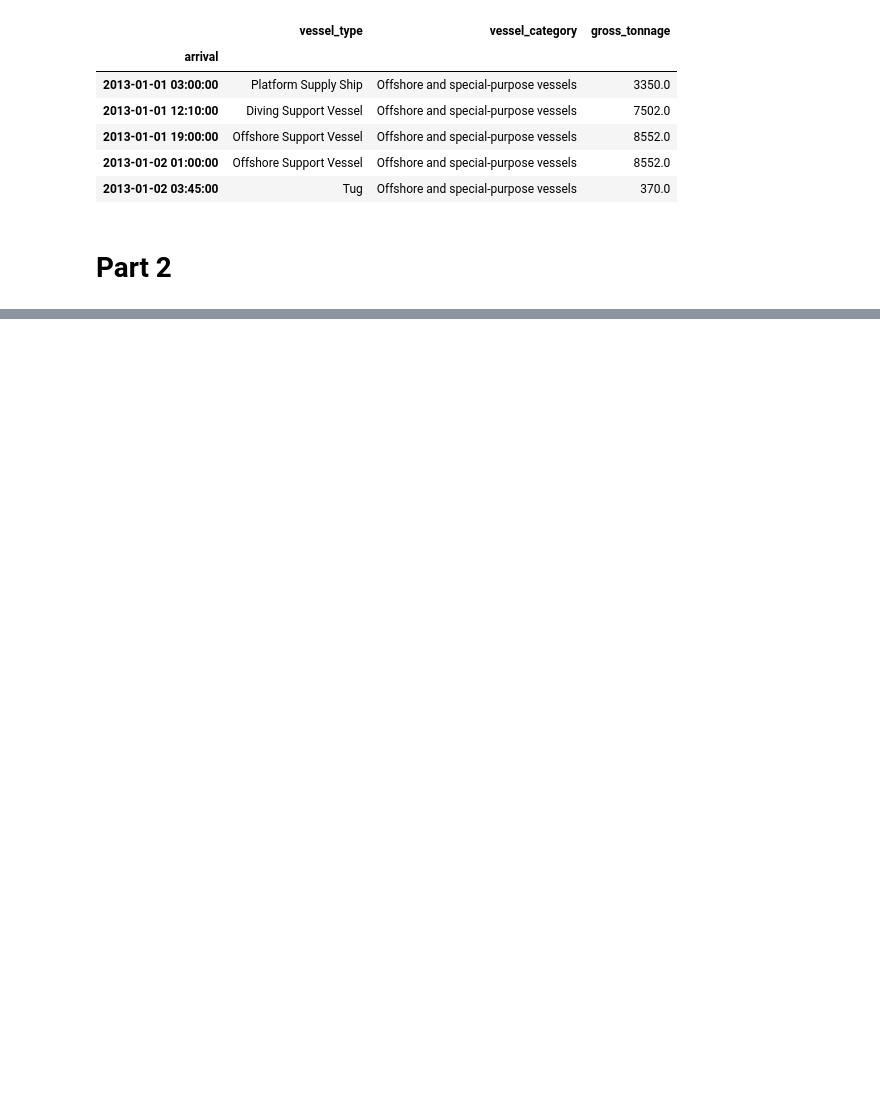
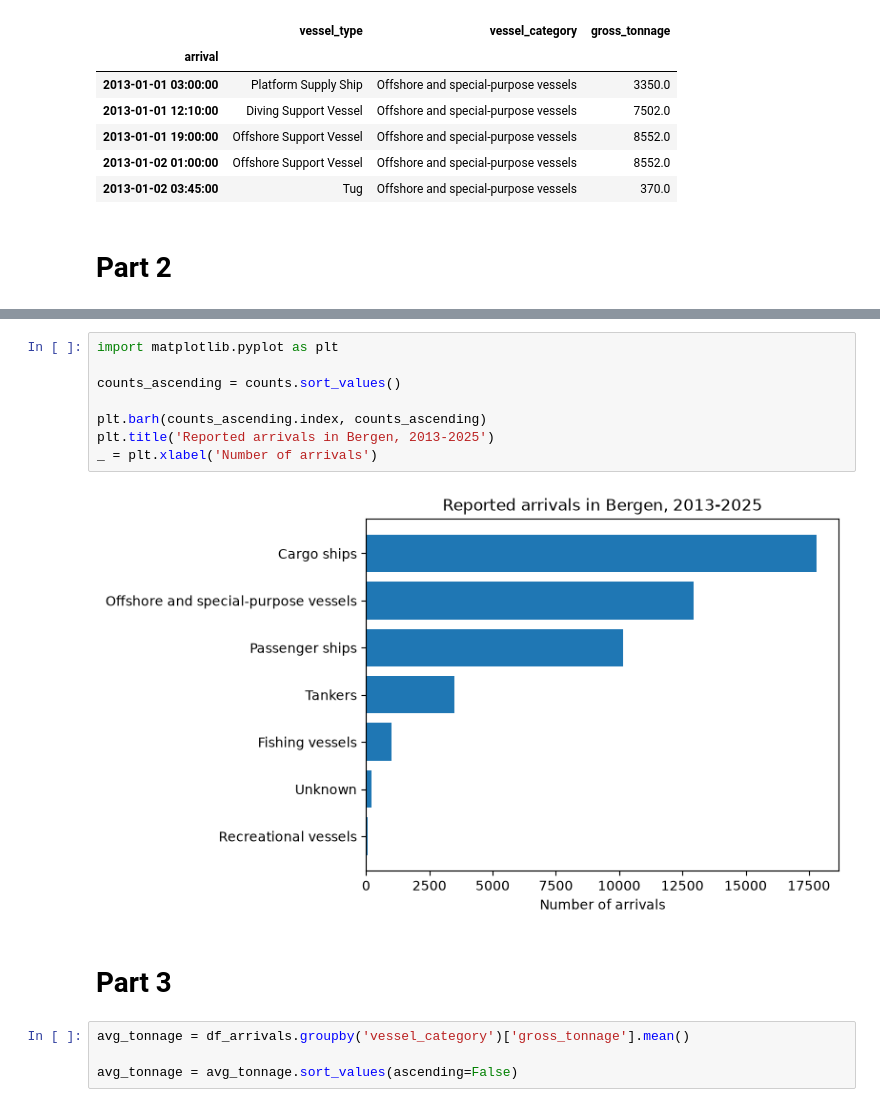
Before and after one commit to Sanitysr163216/TECH2-H26, a Jupyter notebook: workshops/workshop4/workshop4_TF.ipynb, the cells around one changed output, grey strips where cells are left out. Saved outputs shown, nothing was run; the diff lists cells and outputs as text; blank space fills up the shorter version.

```diff
--- a/workshops/workshop4/workshop4_TF.ipynb
+++ b/workshops/workshop4/workshop4_TF.ipynb
@@ -429,0 +449,16 @@ dtype: int64
+# %%
+import matplotlib.pyplot as plt
+
+counts_ascending = counts.sort_values()
+
+plt.barh(counts_ascending.index, counts_ascending)
+plt.title('Reported arrivals in Bergen, 2013-2025')
+_ = plt.xlabel('Number of arrivals')
+# %% [output]
+[figure, added]
+# %% [markdown]
+# Part 3
+# %%
+avg_tonnage = df_arrivals.groupby('vessel_category')['gross_tonnage'].mean()
+
+avg_tonnage = avg_tonnage.sort_values(ascending=False)
```
Also changed, not shown: parts of 9 cells of this notebook.
